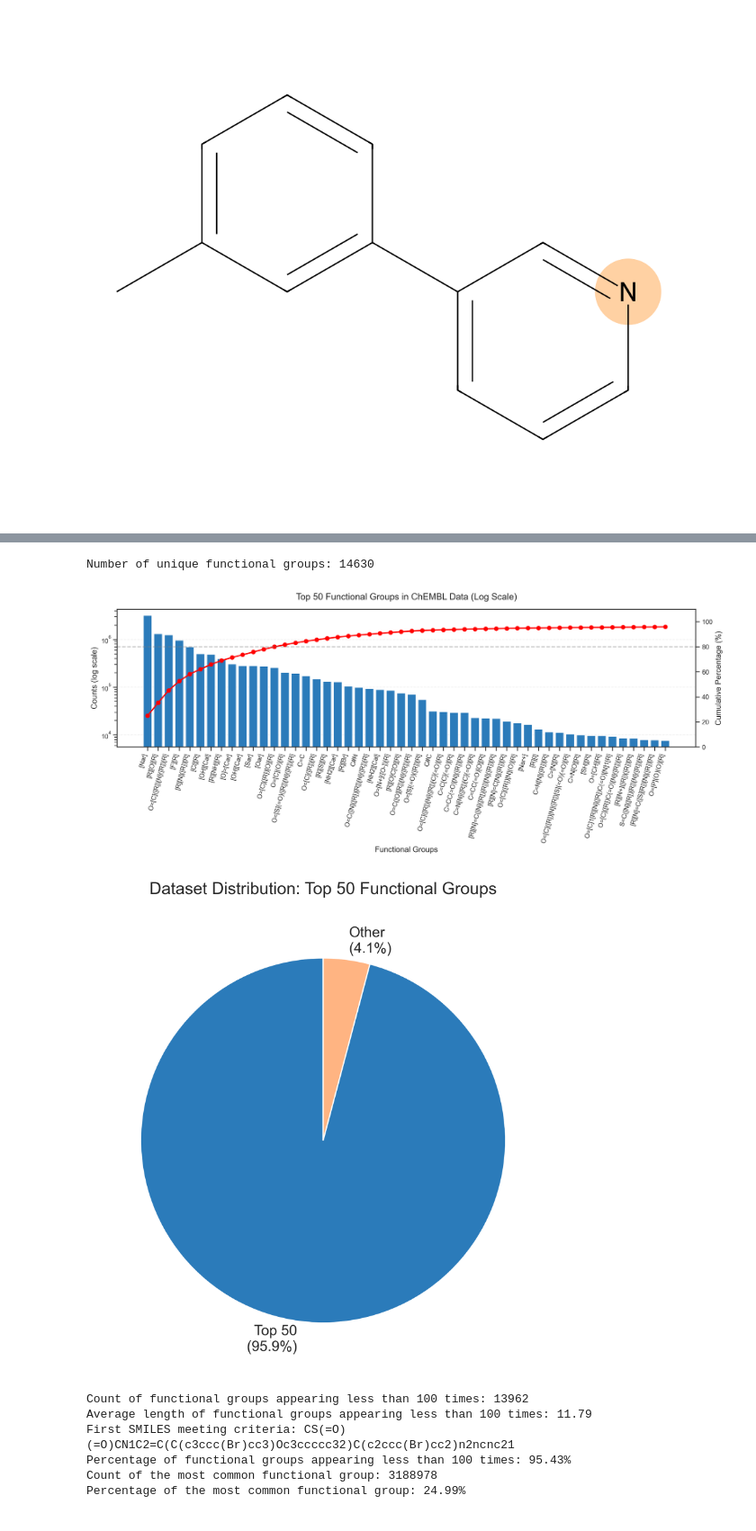
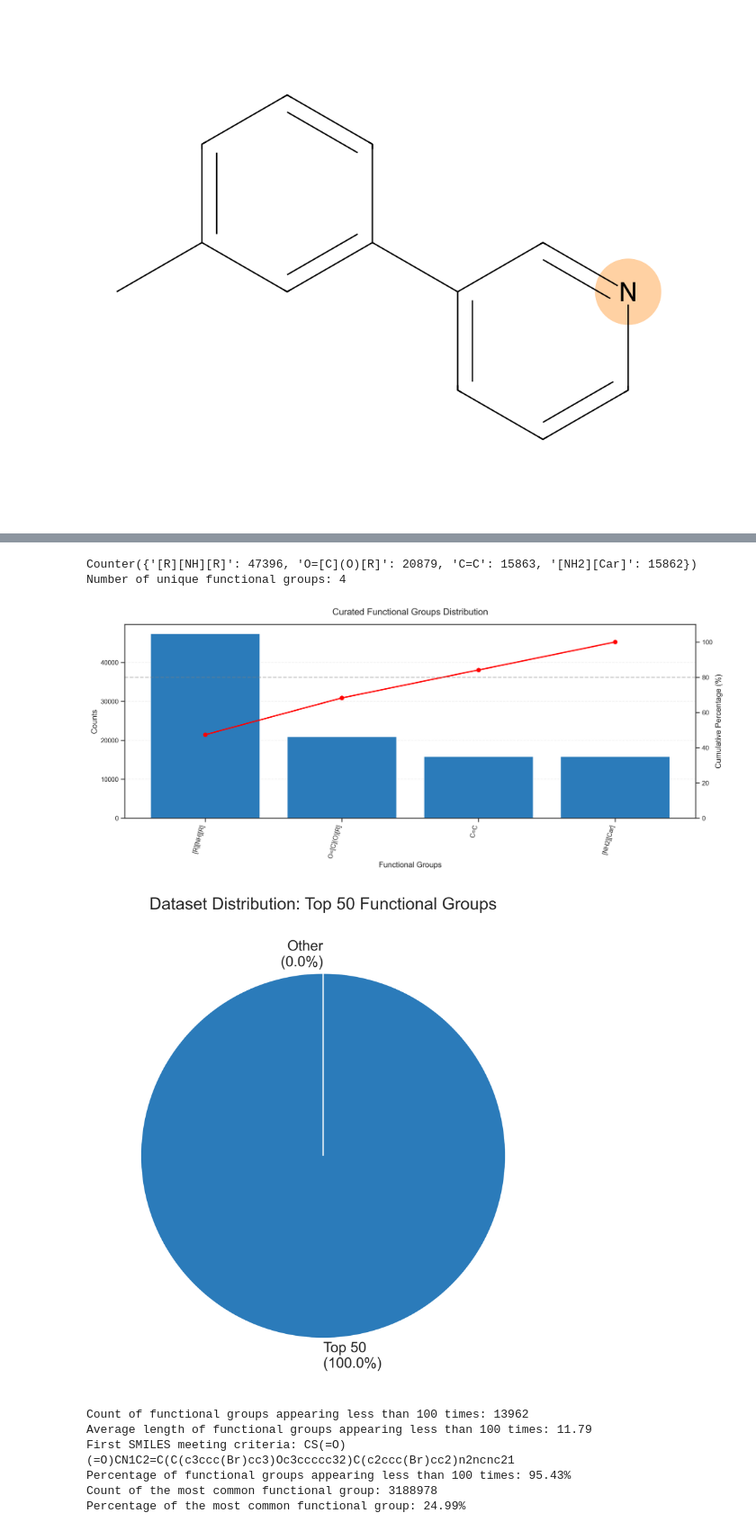
Before and after one commit to DamianRElkins/FG_VAE, a Jupyter notebook: chembl_FG_eda.ipynb, the cells around one changed output, grey strips where cells are left out. Shown: that part at 90% size. Drawn from its saved outputs; the diff is of its cells as text; code cells hidden in the pictures.

```diff
--- a/chembl_FG_eda.ipynb
+++ b/chembl_FG_eda.ipynb
@@ -36,3 +36,6 @@ chembl_data.head()
 | 2 | COc1cccc(N(C)C(=O)c2ccc(-c3ccc(OC... | JJJNBNRLZNDSMT-UHFFFAOYSA-N | [[R][O][R], O=[C]([R])[N]([R])[R]... | *=C(Nc1ccccc1)c1ccc(-c2ccccc2)s1 |
 | 3 | O=c1[nH]c2ccc(-c3csc(-c4ccc(F)c(F... | FEPSUZQURINCPW-UHFFFAOYSA-N | [[O]=[Car], [F][R], [F][R], [Nar]... | *=c1[nH]c2ccc(-c3csc(-c4ccccc4)n3... |
 | 4 | Cc1cc(CC#N)cc(C)c1Nc1ccnc(Nc2ccc(... | ZKXJVUBVZRGELZ-UHFFFAOYSA-N | [C#N, [R][NH][R], [R][NH][R], C#N... | c1ccc(Nc2ccnc(Nc3ccccc3)n2)cc1 |
+# %%
+# load curated data
+curated_data = pd.read_pickle('data/chembl_35_fg_scaf_curated.pkl')
@@ -39,8 +51,14 @@ chembl_data.head()
 # %%
 # Count functional groups
 fg_counts = Counter()
-for fgs in chembl_data['fgs']:
-    fg_counts.update(fgs)
+curation_groups = ['[R][NH][R]', 'O=[C](O)[R]', 'C=C', '[NH2][Car]']
+for fgs in curated_data['fgs']:
+    # Only count curation groups once per molecule
+    filtered_fgs = set(fg for fg in fgs if fg in curation_groups)
+    fg_counts.update(filtered_fgs)
+
+# print the counts
+print(fg_counts)
 
 # how many unique fgs
 num_unique_fgs = len(fg_counts)
@@ -72,8 +90,7 @@ fig, ax1 = plt.subplots(figsize=(14, 6), dpi=300)
 # Bar chart with logarithmic y-axis
 bars = ax1.bar(range(len(labels)), values, color=sns.color_palette("Blues")[4])
 ax1.set_xlabel('Functional Groups')
-ax1.set_ylabel('Counts (log scale)')
-ax1.set_yscale('log')
+ax1.set_ylabel('Counts')
 ax1.set_xticks(range(len(labels)))
 ax1.set_xticklabels(labels, rotation=75, ha='right')
 
@@ -88,10 +105,10 @@ ax2.set_ylabel('Cumulative Percentage (%)')
 ax2.set_ylim(0, 110)
 ax2.axhline(80, color='gray', linestyle='--', alpha=0.5)
 
-plt.title('Top 50 Functional Groups in ChEMBL Data (Log Scale)', pad=15)
+plt.title('Curated Functional Groups Distribution', pad=15)
 plt.tight_layout()
 
-plt.savefig("images/top50_pareto_log.png", dpi=300, bbox_inches='tight')
+plt.savefig("images/top50_pareto_cur.png", dpi=300, bbox_inches='tight')
 
 plt.show()
 
@@ -102,36 +119,37 @@ top_50_count = sum([count for _, count in fg_counts.most_common(50)])
 rest_count = total_count - top_50_count
 
 # Percentages
 top_50_pct = top_50_count / total_count * 100
 rest_pct = rest_count / total_count * 100
 
 # Seaborn color palette
 colors = [sns.color_palette("Blues")[4], sns.color_palette("pastel")[1]]
 
 # High-resolution figure
 fig, ax = plt.subplots(figsize=(6, 6), dpi=300)
 
 # Only returns wedges and texts when autopct=None
 wedges, texts = ax.pie(
     [top_50_count, rest_count],
     labels=[f"Top 50\n({top_50_pct:.1f}%)", f"Other\n({rest_pct:.1f}%)"],
     colors=colors,
     startangle=90,
     wedgeprops={'edgecolor': 'white'}
 )
 
 # Style text
 for text in texts:
     text.set_fontsize(12)
 
 ax.set_title('Dataset Distribution: Top 50 Functional Groups', fontsize=14, pad=15)
 plt.tight_layout()
 plt.savefig("images/top50_pie.png", dpi=300, bbox_inches='tight')
 plt.show()
 # %% [output]
-Number of unique functional groups: 14630
+Counter({'[R][NH][R]': 47396, 'O=[C](O)[R]': 20879, 'C=C': 15863, '[NH2][Car]': 15862})
+Number of unique functional groups: 4
-[figure, old version]
+[figure, new version]
-[figure, old version]
+[figure, new version]
 # %%
 # what percent of functional groups appear less than 100 times
 num_fgs_less_100 = sum(1 for count in fg_counts.values() if count <= 100)
```
Also changed, not shown: parts of 1 cell of this notebook, 8 other files.
